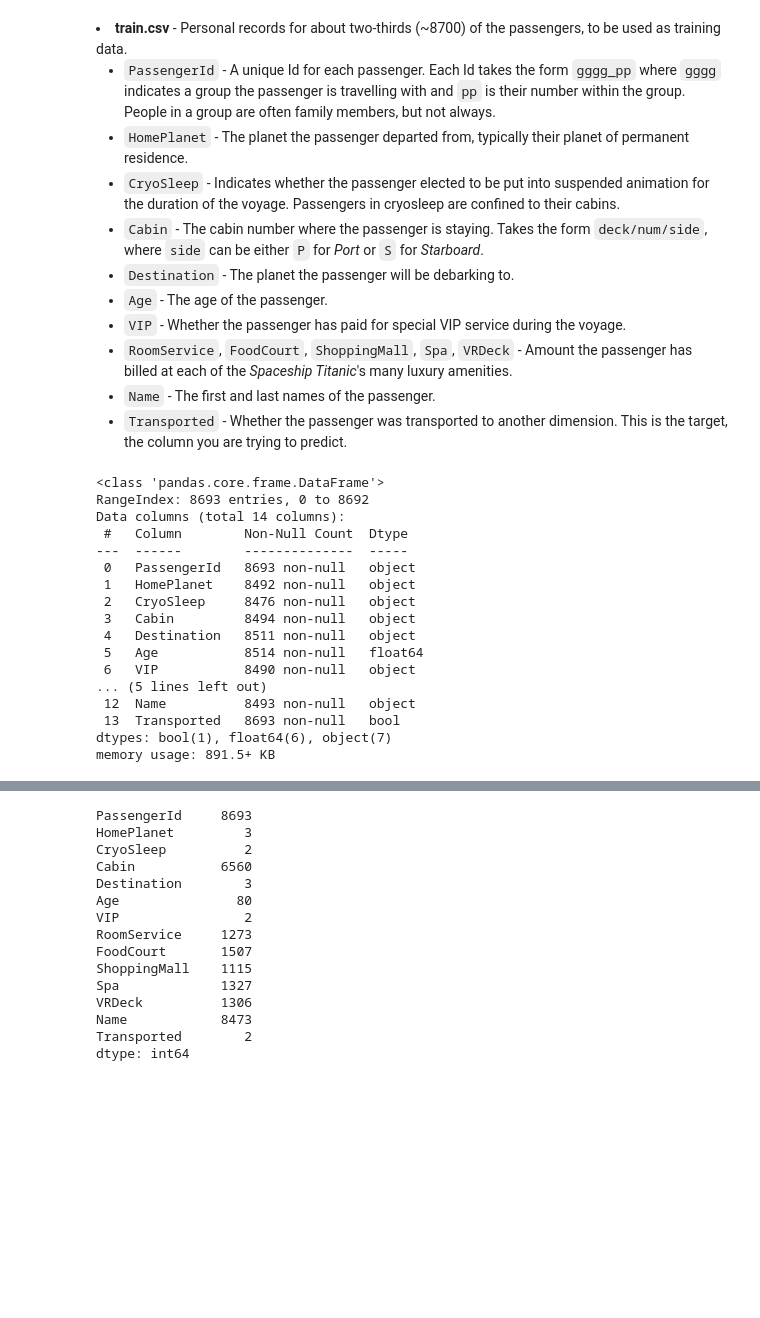
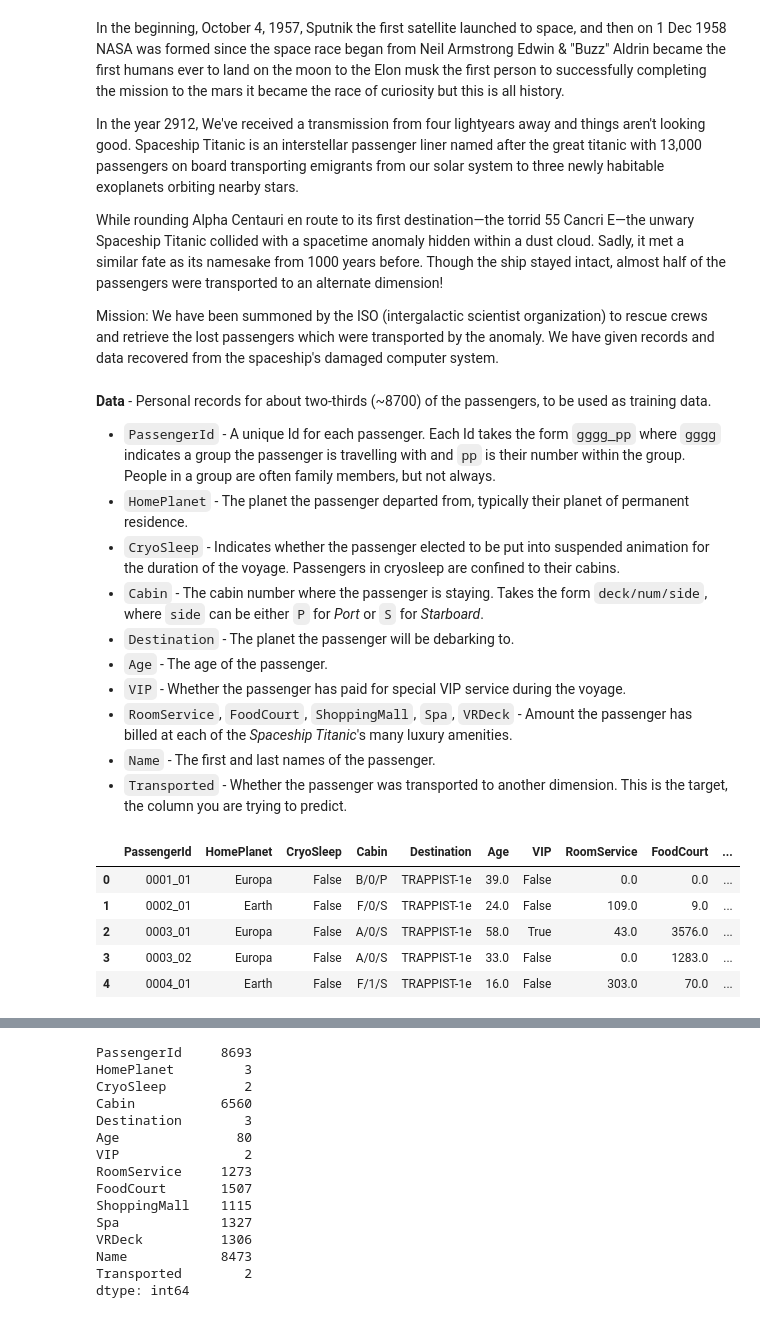
Before and after one commit to heyrobin/Space-Titanic, a Jupyter notebook: spaceship-titanic-eda.ipynb, the cells around one changed output, grey strips where cells are left out. Cells and saved outputs as stored; diff of their text form; code cells hidden in the pictures; blank space fills up the shorter version.

Commit message:
Kaggle Notebook | 🌌 Spaceship Titanic: A cosmic mystery 🪐 | Version 6

```diff
--- a/spaceship-titanic-eda.ipynb
+++ b/spaceship-titanic-eda.ipynb
@@ -7,5 +7,13 @@ All talks related to space hypes me up from the exploration to extraterrestrial
+# %% [markdown]
+In the beginning, October 4, 1957, Sputnik the first satellite launched to space, and then on 1 Dec 1958 NASA was formed since the space race began from Neil Armstrong Edwin & "Buzz" Aldrin became the first humans ever to land on the moon to the Elon musk the first person to successfully completing the mission to the mars it became the race of curiosity but this is all history.
+
+In the year 2912, We've received a transmission from four lightyears away and things aren't looking good. Spaceship Titanic is an interstellar passenger liner named after the great titanic with 13,000 passengers on board transporting emigrants from our solar system to three newly habitable exoplanets orbiting nearby stars.
+
+While rounding Alpha Centauri en route to its first destination—the torrid 55 Cancri E—the unwary Spaceship Titanic collided with a spacetime anomaly hidden within a dust cloud. Sadly, it met a similar fate as its namesake from 1000 years before. Though the ship stayed intact, almost half of the passengers were transported to an alternate dimension!
+
+Mission: We have been summoned by the ISO (intergalactic scientist organization) to rescue crews and retrieve the lost passengers which were transported by the anomaly. We have given records and data recovered from the spaceship's damaged computer system.
 # %% [markdown]
-<li><strong>train.csv</strong> - Personal records for about two-thirds (~8700) of the passengers, to be used as training data.
+<strong>Data</strong> - Personal records for about two-thirds (~8700) of the passengers, to be used as training data.
 <ul><li><code>PassengerId</code> - A unique Id for each passenger. Each Id takes the form <code>gggg_pp</code> where <code>gggg</code> indicates a group the passenger is travelling with and <code>pp</code> is their number within the group. People in a group are often family members, but not always.</li>
 <li><code>HomePlanet</code> - The planet the passenger departed from, typically their planet of permanent residence.</li>
 <li><code>CryoSleep</code> - Indicates whether the passenger elected to be put into suspended animation for the duration of the voyage. Passengers in cryosleep are confined to their cabins.</li>
@@ -24,22 +26,0 @@ import plotly.graph_objs as go
-# %%
-train = pd.read_csv('../input/spaceship-titanic/train.csv')
-test = pd.read_csv('../input/spaceship-titanic/test.csv')
-train.info()
-# %% [output]
-<class 'pandas.core.frame.DataFrame'>
-RangeIndex: 8693 entries, 0 to 8692
-Data columns (total 14 columns):
- #   Column        Non-Null Count  Dtype
----  ------        --------------  -----
- 0   PassengerId   8693 non-null   object
- 1   HomePlanet    8492 non-null   object
- 2   CryoSleep     8476 non-null   object
- 3   Cabin         8494 non-null   object
- 4   Destination   8511 non-null   object
- 5   Age           8514 non-null   float64
- 6   VIP           8490 non-null   object
-... (5 lines left out)
- 12  Name          8493 non-null   object
- 13  Transported   8693 non-null   bool
-dtypes: bool(1), float64(6), object(7)
-memory usage: 891.5+ KB
@@ -45,0 +57,9 @@ memory usage: 891.5+ KB
+# %%
+train.head()
+# %% [output]
+|  | PassengerId | HomePlanet | CryoSleep | Cabin | Destination | Age | VIP | RoomService | FoodCourt | ... |
+| 0 | 0001_01 | Europa | False | B/0/P | TRAPPIST-1e | 39.0 | False | 0.0 | 0.0 | ... |
+| 1 | 0002_01 | Earth | False | F/0/S | TRAPPIST-1e | 24.0 | False | 109.0 | 9.0 | ... |
+| 2 | 0003_01 | Europa | False | A/0/S | TRAPPIST-1e | 58.0 | True | 43.0 | 3576.0 | ... |
+| 3 | 0003_02 | Europa | False | A/0/S | TRAPPIST-1e | 33.0 | False | 0.0 | 1283.0 | ... |
+| 4 | 0004_01 | Earth | False | F/1/S | TRAPPIST-1e | 16.0 | False | 303.0 | 70.0 | ... |
```
Also changed, not shown: parts of 27 cells of this notebook.
